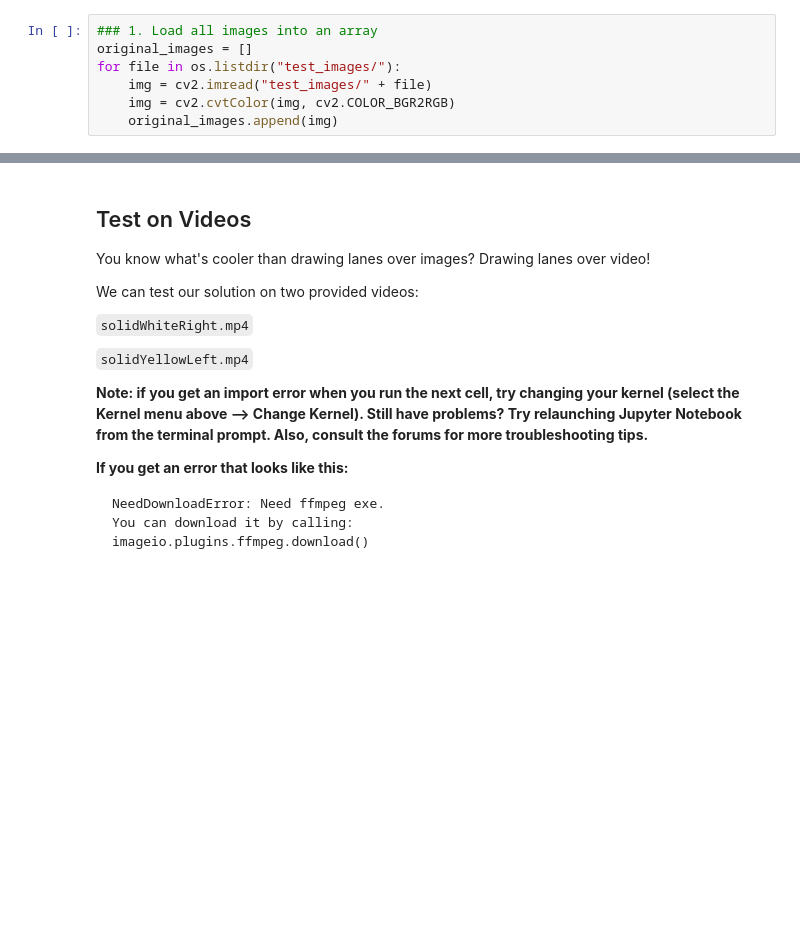
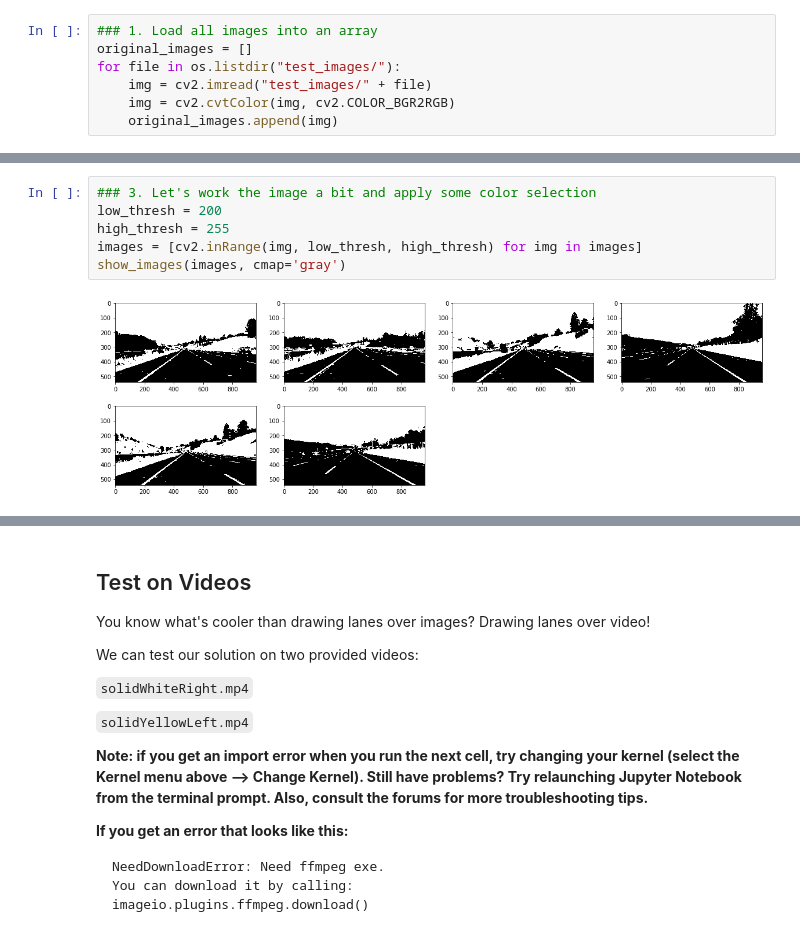
Before and after one commit to bajcmartinez/CarND-LaneLines-P1, a Jupyter notebook: P1.ipynb, the cells around one changed output, grey strips where cells are left out. Drawn from its saved outputs; the diff is of its cells as text; blank space fills up the shorter version.

```diff
--- a/P1.ipynb
+++ b/P1.ipynb
@@ -257,4 +270,12 @@ images = [grayscale(img) for img in original_images]
 show_images(images, cmap='gray')
 # %% [output]
 [figure]
+# %%
+### 3. Let's work the image a bit and apply some color selection
+low_thresh = 200
+high_thresh = 255
+images = [cv2.inRange(img, low_thresh, high_thresh) for img in images]
+show_images(images, cmap='gray')
+# %% [output]
+[figure, added]
 # %%
```
Also changed, not shown: parts of 9 cells of this notebook, 1 other file.
